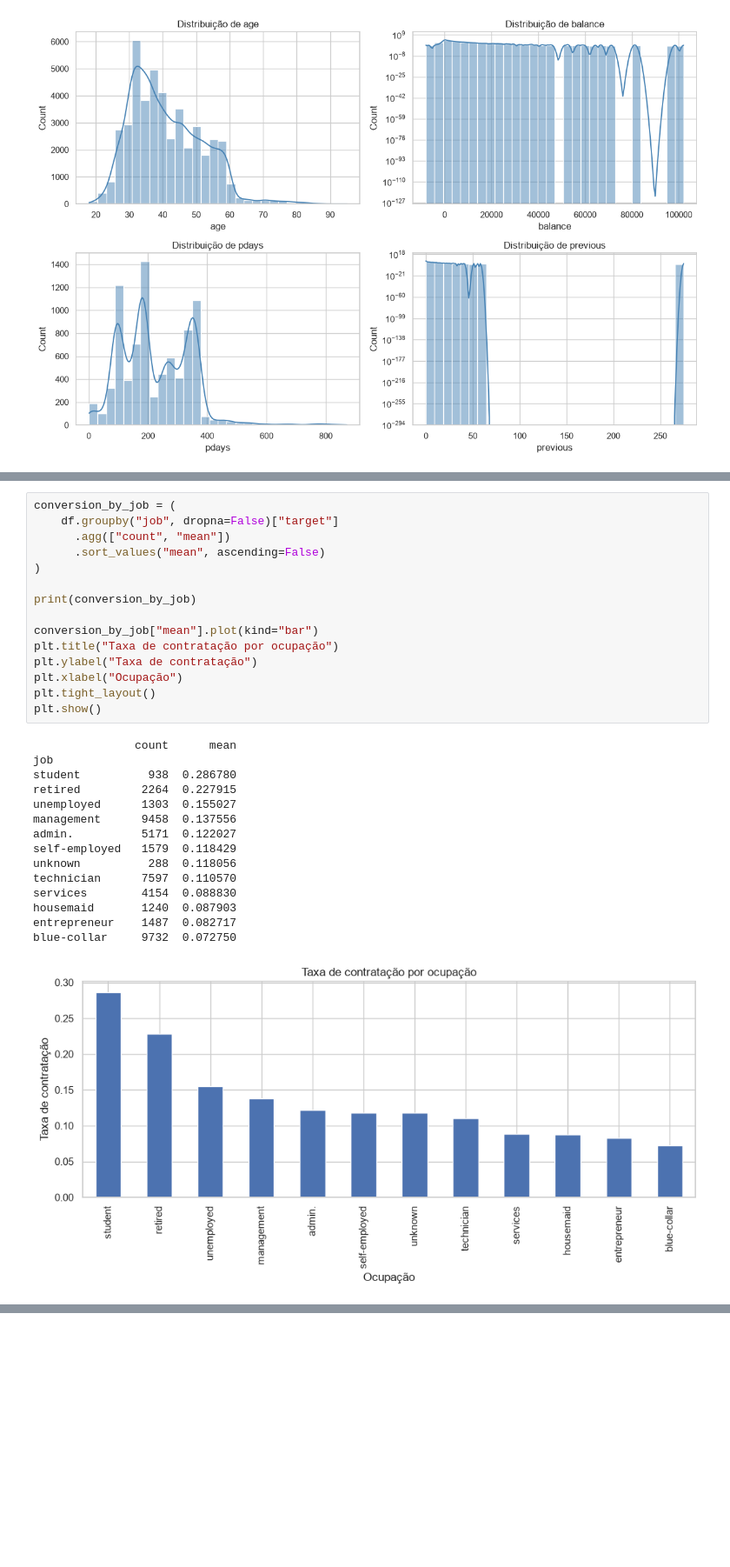
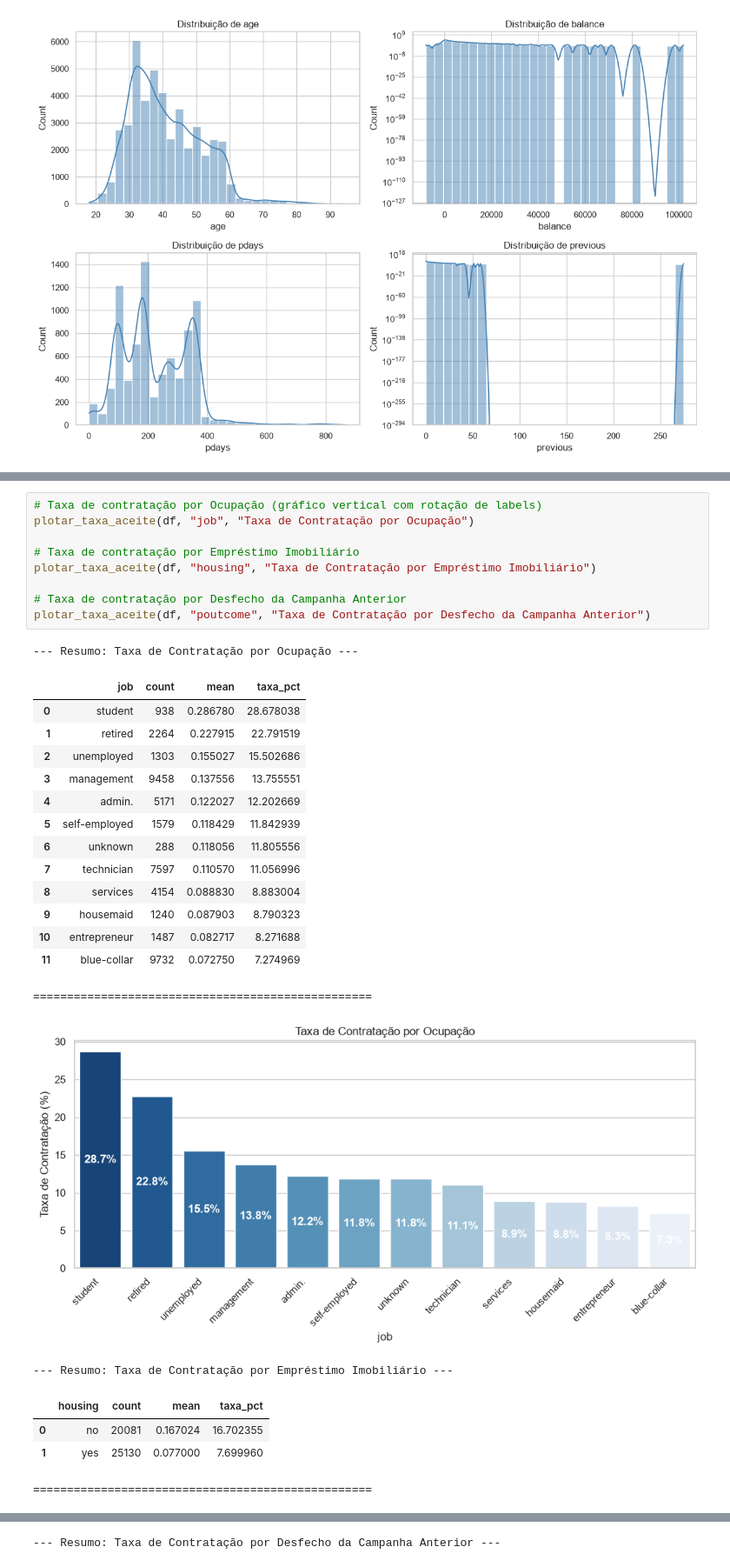
Before and after one commit to YumiiOnoue/crm-propensity-banking, a Jupyter notebook: notebooks/01_exploratory_analysis.ipynb, the cells around one changed output, grey strips where cells are left out. Shown at 87% size. Cells and saved outputs as stored; diff of their text form; blank space fills up the shorter version.

```diff
--- a/notebooks/01_exploratory_analysis.ipynb
+++ b/notebooks/01_exploratory_analysis.ipynb
@@ -120,31 +228,31 @@ Name: proportion, dtype: float64
 # %%
-conversion_by_job = (
-    df.groupby("job", dropna=False)["target"]
-      .agg(["count", "mean"])
-      .sort_values("mean", ascending=False)
-)
+# Taxa de contratação por Ocupação (gráfico vertical com rotação de labels)
+plotar_taxa_aceite(df, "job", "Taxa de Contratação por Ocupação")
 
-print(conversion_by_job)
+# Taxa de contratação por Empréstimo Imobiliário
+plotar_taxa_aceite(df, "housing", "Taxa de Contratação por Empréstimo Imobiliário")
 
-conversion_by_job["mean"].plot(kind="bar")
-plt.title("Taxa de contratação por ocupação")
-plt.ylabel("Taxa de contratação")
-plt.xlabel("Ocupação")
-plt.tight_layout()
-plt.show()
+# Taxa de contratação por Desfecho da Campanha Anterior
+plotar_taxa_aceite(df, "poutcome", "Taxa de Contratação por Desfecho da Campanha Anterior")
 # %% [output]
-               count      mean
-job
-student          938  0.286780
-retired         2264  0.227915
-unemployed      1303  0.155027
-management      9458  0.137556
-admin.          5171  0.122027
-self-employed   1579  0.118429
-unknown          288  0.118056
-technician      7597  0.110570
-services        4154  0.088830
-housemaid       1240  0.087903
-entrepreneur    1487  0.082717
-blue-collar     9732  0.072750
+--- Resumo: Taxa de Contratação por Ocupação ---
+|  | job | count | mean | taxa_pct |
+| 0 | student | 938 | 0.286780 | 28.678038 |
+| 1 | retired | 2264 | 0.227915 | 22.791519 |
+| 2 | unemployed | 1303 | 0.155027 | 15.502686 |
+| 3 | management | 9458 | 0.137556 | 13.755551 |
+| 4 | admin. | 5171 | 0.122027 | 12.202669 |
+| 5 | self-employed | 1579 | 0.118429 | 11.842939 |
+| 6 | unknown | 288 | 0.118056 | 11.805556 |
+| 7 | technician | 7597 | 0.110570 | 11.056996 |
+| 8 | services | 4154 | 0.088830 | 8.883004 |
+| 9 | housemaid | 1240 | 0.087903 | 8.790323 |
+| 10 | entrepreneur | 1487 | 0.082717 | 8.271688 |
+| 11 | blue-collar | 9732 | 0.072750 | 7.274969 |
+==================================================
-[figure, old version]
+[figure, new version]
+--- Resumo: Taxa de Contratação por Empréstimo Imobiliário ---
+|  | housing | count | mean | taxa_pct |
+| 0 | no | 20081 | 0.167024 | 16.702355 |
+| 1 | yes | 25130 | 0.077000 | 7.699960 |
+==================================================
@@ -150,0 +260 @@ blue-collar     9732  0.072750
+--- Resumo: Taxa de Contratação por Desfecho da Campanha Anterior ---
```
Also changed, not shown: parts of 19 cells of this notebook, 1 other file.
